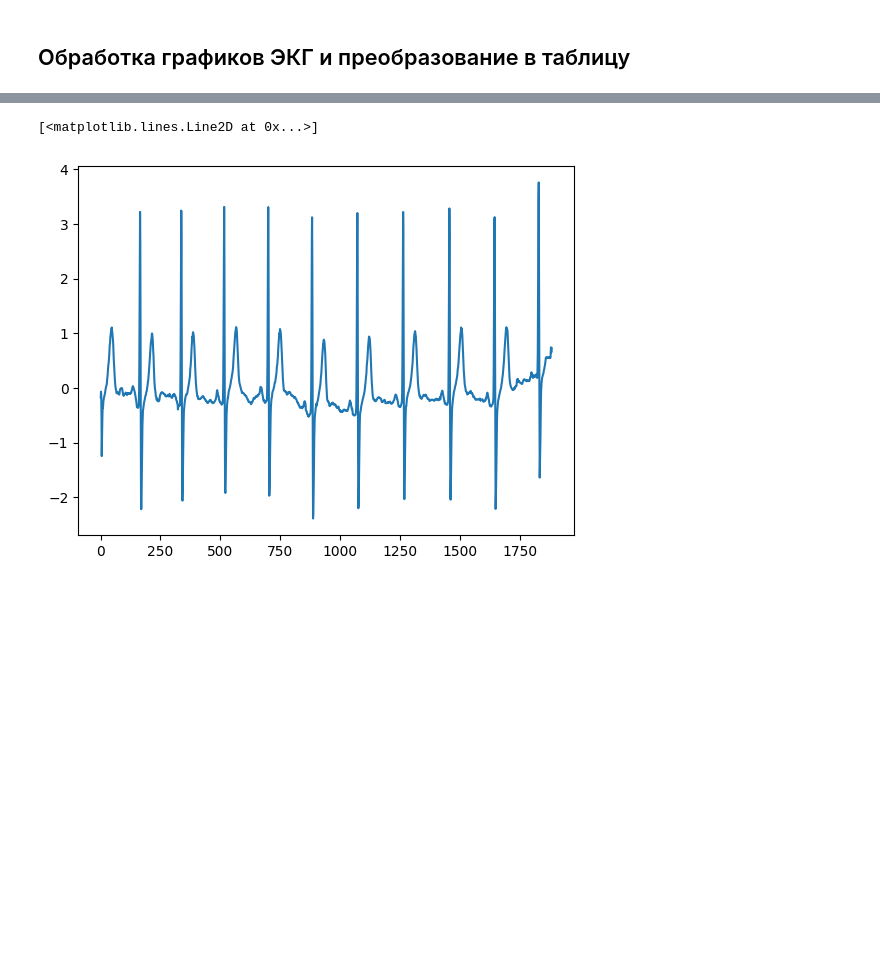
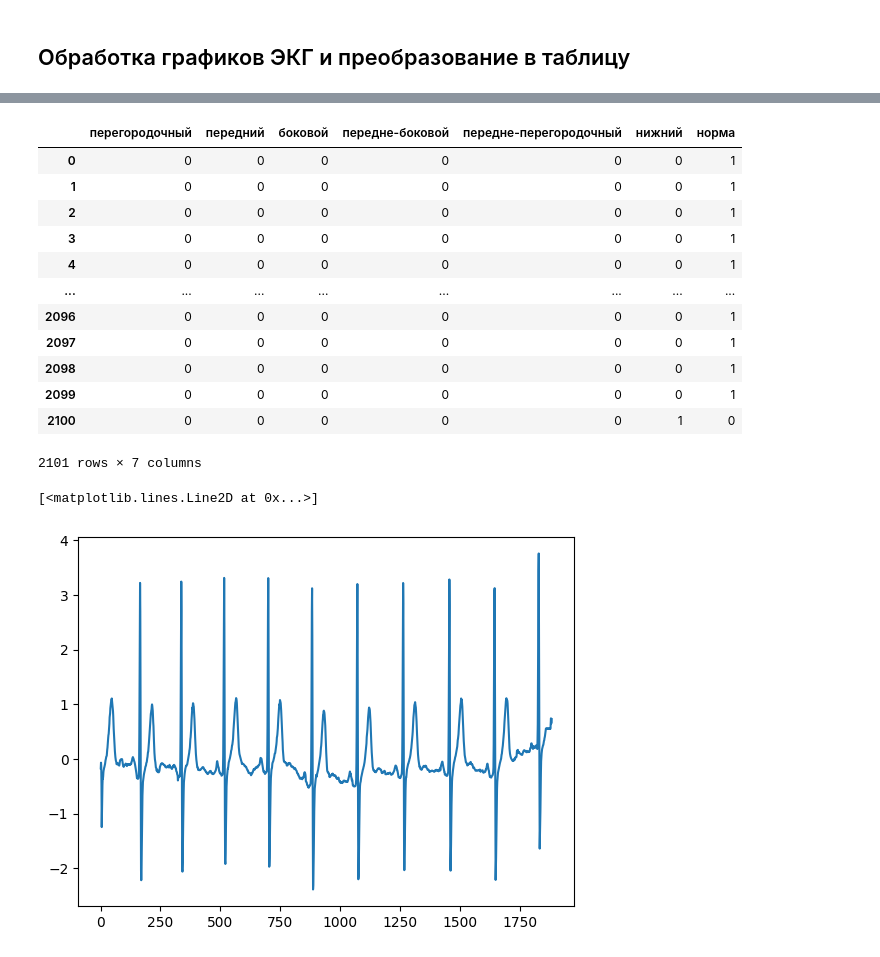
Before and after one commit to vikt-l/ECGMultilableClassification, a Jupyter notebook: main.ipynb, the cells around one changed output, grey strips where cells are left out. Cells and saved outputs as stored; diff of their text form; code cells hidden in the pictures; blank space fills up the shorter version.

```diff
--- a/main.ipynb
+++ b/main.ipynb
@@ -126,2 +86,0 @@ Myocard = ECG_data.myocard
-# %%
-ECG_data = ECG_data.drop(['myocard'], axis=1)
@@ -127,0 +123,17 @@ ECG_data = ECG_data.drop(['myocard'], axis=1)
+# %%
+gts = ECG_data[['перегородочный', 'передний', 'боковой', 'передне-боковой', 'передне-перегородочный', 'нижний', 'норма']]
+gts
+# %% [output]
+|  | перегородочный | передний | боковой | передне-боковой | передне-перегородочный | нижний | норма |
+| 0 | 0 | 0 | 0 | 0 | 0 | 0 | 1 |
+| 1 | 0 | 0 | 0 | 0 | 0 | 0 | 1 |
+| 2 | 0 | 0 | 0 | 0 | 0 | 0 | 1 |
+| 3 | 0 | 0 | 0 | 0 | 0 | 0 | 1 |
+| 4 | 0 | 0 | 0 | 0 | 0 | 0 | 1 |
+| ... | ... | ... | ... | ... | ... | ... | ... |
+| 2096 | 0 | 0 | 0 | 0 | 0 | 0 | 1 |
+| 2097 | 0 | 0 | 0 | 0 | 0 | 0 | 1 |
+| 2098 | 0 | 0 | 0 | 0 | 0 | 0 | 1 |
+| 2099 | 0 | 0 | 0 | 0 | 0 | 0 | 1 |
+| 2100 | 0 | 0 | 0 | 0 | 0 | 1 | 0 |
+2101 rows × 7 columns
```
Also changed, not shown: parts of 90 cells of this notebook.
